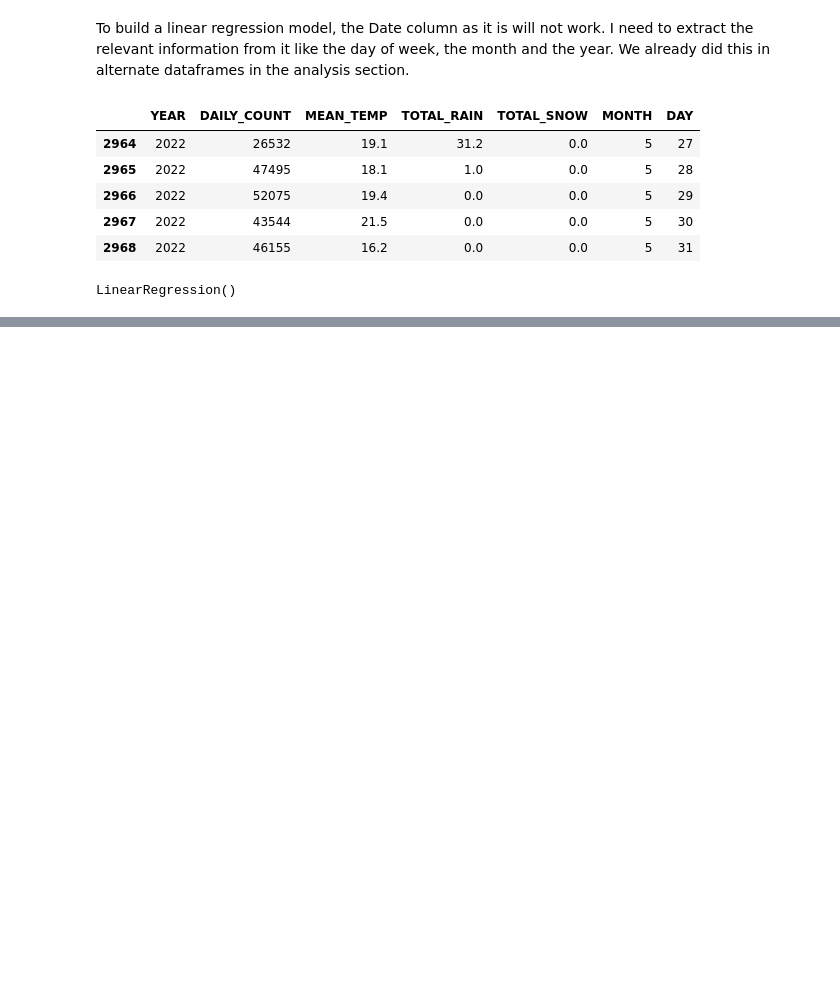
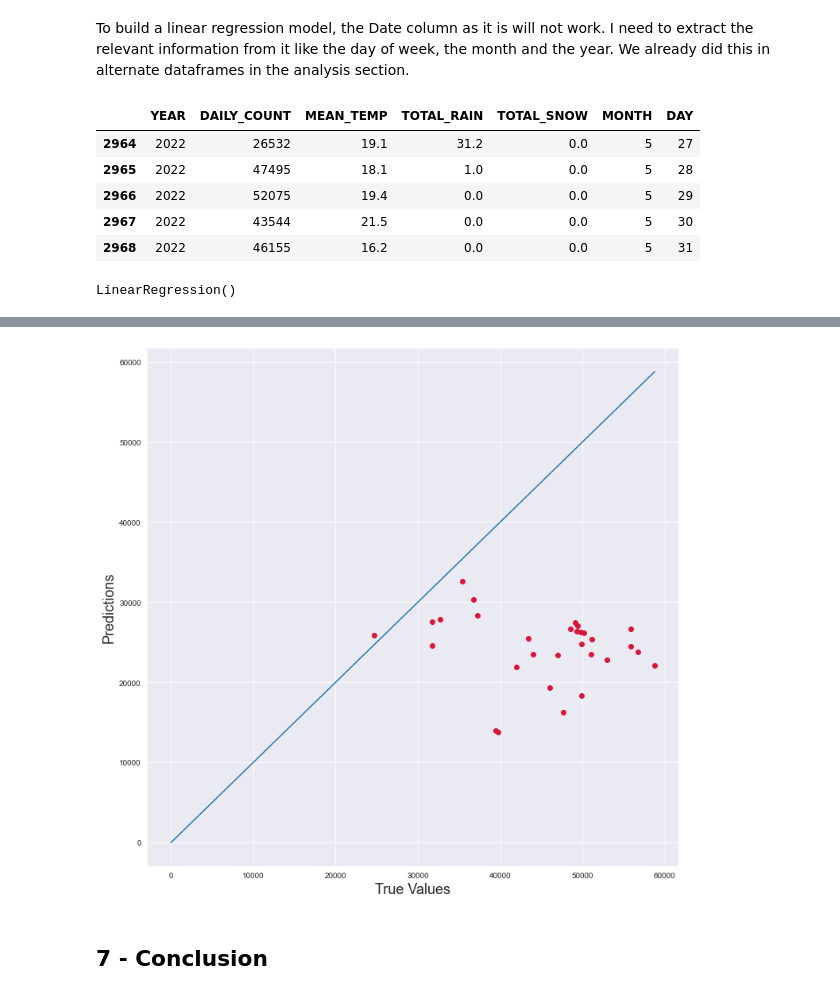
Before and after one commit to alexlangev/bixi-montreal, a Jupyter notebook: main.ipynb, the cells around one changed output, grey strips where cells are left out. Cells and saved outputs as stored; diff of their text form; code cells hidden in the pictures; blank space fills up the shorter version.

```diff
--- a/main.ipynb
+++ b/main.ipynb
@@ -328,0 +335,12 @@ LR.score(X_test.values, Y_test.values)
+# %%
+# Since I am new to data science, I am not sure how to interpret a score of 0.7. Is it any good?
+# Let's bring in June's weather data and predict for each day. Then, test with the real bixi data and see whatcomes out.
+# First, convert the .csv weather to a dataframe of the correct format.
+june_weather_test_csv = pd.read_csv('june2022-weather.csv')
+june_test_df = june_weather_test_csv.copy()
+june_test_df = june_test_df.drop(columns=['SPD_OF_MAX_GUST'])
+june_test_df['MONTH'] = pd.DatetimeIndex(june_test_df['DATE']).month
+june_test_df['DAY'] = pd.DatetimeIndex(june_test_df['DATE']).day
+june_test_df['DATE'] = pd.DatetimeIndex(june_test_df['DATE']).year
+june_test_df.rename(columns = {'DATE':'YEAR'}, inplace = True)
+june_test_df.head()
@@ -328,0 +354,26 @@ LR.score(X_test.values, Y_test.values)
+# %%
+# These are the prediction of daily cout of bixi rides for June 2022
+june_prediction = LR.predict(june_test_df.values)
+# %%
+# Since I am new to data science, I am not sure how to interpret a score of 0.7. Is it any good?
+# Let's bring in June's weather data and predict for each day. Then, test with the real bixi data and see whatcomes out.
+# First, convert the .csv weather to a dataframe of the correct format.
+june_bixi_test_csv = pd.read_csv('june2022-bixi.csv')
+june_result_df = june_bixi_test_csv.copy()
+june_result_df['DAY'] = pd.DatetimeIndex(june_result_df['start_date']).day
+june_result_df = june_result_df.drop(columns=['start_date','emplacement_pk_start', 'end_date','emplacement_pk_end','duration_sec','is_member'])
+june_result_df = june_result_df['DAY'].value_counts()
+# %%
+plt.rcParams['figure.figsize'] = 12,12
+plt.scatter(june_result_df, june_prediction, c='crimson')
+
+p1 = max(max(june_prediction), max(june_result_df))
+p2 = min(min(june_prediction), min(june_result_df))
+plt.plot([p1, 0], [p1, 0])
+plt.xlabel('True Values', fontsize=18)
+plt.ylabel('Predictions', fontsize=18)
+plt.show()
+# %% [output]
+[figure, added]
+# %% [markdown]
+## 7 - Conclusion
```
Also changed, not shown: parts of 35 cells of this notebook, 5 other files.
